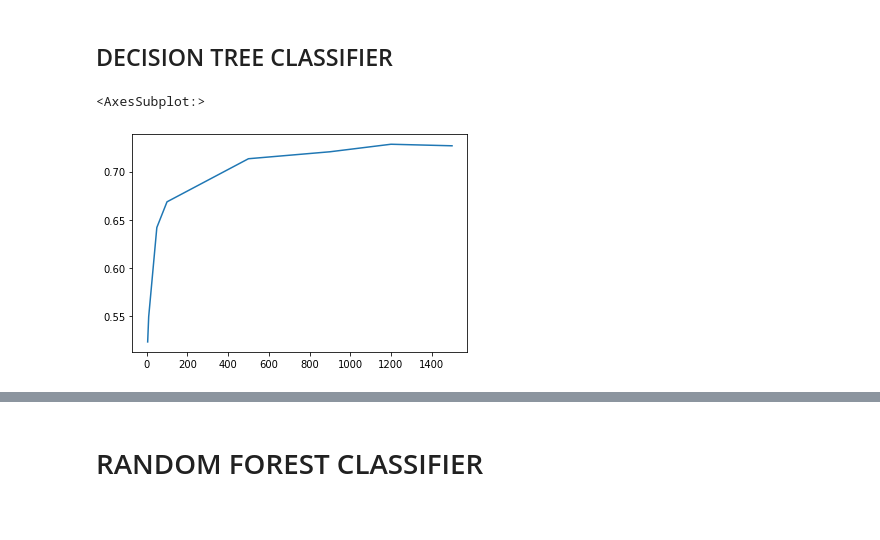
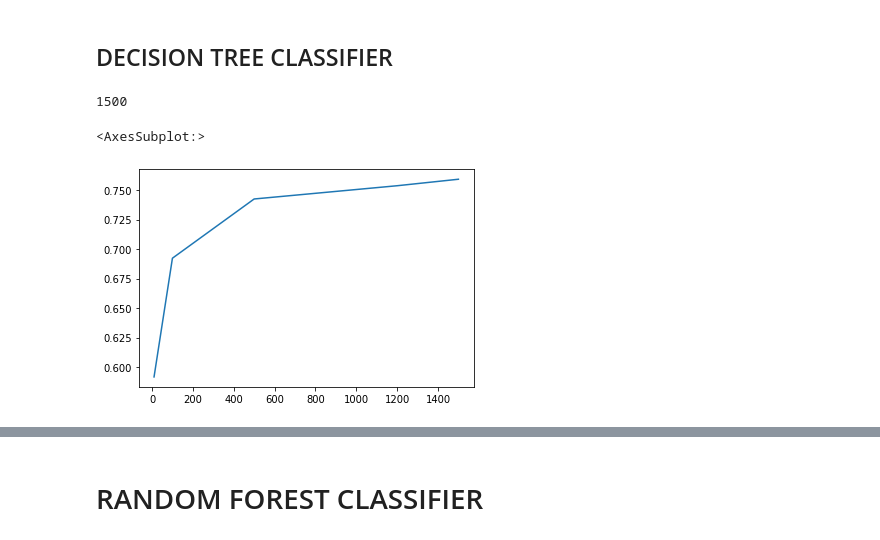
Before and after one commit to tomashbk/solar_wind_power_plants_prediction, a Jupyter notebook: notebooks/0.3-EDA-in-data-transformed-and-combined.ipynb, the cells around one changed output, grey strips where cells are left out. Drawn from its saved outputs; the diff is of its cells as text; code cells hidden in the pictures.

```diff
--- a/notebooks/0.3-EDA-in-data-transformed-and-combined.ipynb
+++ b/notebooks/0.3-EDA-in-data-transformed-and-combined.ipynb
@@ -73,7 +78,8 @@ csv_power_plants
 | 34935 | 750.0 | -16.5222 | 28.7619 | Other |
 34936 rows × 4 columns
 # %%
-df_transformed_combined = df_transformed.merge(csv_power_plants.loc[0:34935, ['capacity_mw', 'primary_fuel_transformed']],left_on="index", right_on="index")
+# df_transformed_combined = df_transformed.merge(csv_power_plants.loc[0:34935, ['capacity_mw', 'primary_fuel_transformed']],left_on="index", right_on="index")
+df_transformed_combined = df_transformed.merge(csv_power_plants[['capacity_mw', 'primary_fuel_transformed']],left_on="index", right_on="index")
 # %%
 df_transformed_combined
 # %% [output]
@@ -93,0 +111,6 @@ df_transformed_combined
+# %%
+label_encoder = LabelEncoder()
+# df_transformed_combined.isna().sum()
+# df_transformed_combined[df_transformed_combined.isna().any(axis=1)]
+df_transformed_combined.dropna(inplace = True)
+df_transformed_combined['code_prim_fuel_transf'] = label_encoder.fit_transform(df_transformed_combined['primary_fuel_transformed'])
@@ -103,3 +135,0 @@ index_rows_to_delete_solar = df_transformed_combined[df_transformed_combined['pr
-# %%
-df_transformed_combined.drop(index_rows_to_delete, axis = 0, inplace = True)
-df_transformed_combined.drop(index_rows_to_delete_solar, axis = 0, inplace = True)
@@ -112,9 +137,10 @@ df_transformed_combined[['primary_fuel_transformed']].value_counts().plot.bar()
 # df_transformed_combined.isna().sum()
 # df_transformed_combined[df_transformed_combined.isna().any(axis=1)]
 # df_transformed_combined.dropna(inplace = True)
-pre_X = df_transformed_combined.drop(columns=['capacity_mw', 'latitude', 'longitude']).dropna()
-X = pre_X.drop(columns=['primary_fuel_transformed'])
-y = pre_X['primary_fuel_transformed']
+
+pre_X = df_transformed_combined.drop(columns=['capacity_mw', 'latitude', 'longitude', 'primary_fuel_transformed'])
+X = pre_X.drop(columns=['code_prim_fuel_transf'])
+y = pre_X['code_prim_fuel_transf']
 # %%
 y
 # %% [output]
@@ -178,20 +212,22 @@ train_X, val_X, train_y, val_y = train_test_split(X, y,random_state = 0)
 # %% [markdown]
 ## DECISION TREE CLASSIFIER
 # %%
-candidate_max_leaf_nodes = [5, 10, 50, 100, 500, 900, 1200, 1500]
+candidate_max_leaf_nodes = [10, 100, 500, 1200, 1500]
 results = {}
 # Write loop to find the ideal tree size from candidate_max_leaf_nodes
 
 
 results = {node: get_accuracy(node, train_X, val_X, train_y, val_y) for node in candidate_max_leaf_nodes}
 # for node in candidate_max_leaf_nodes:
 #     results[node] = get_accuracy(node, X_train, X_test, y_train, y_test)
 # Store the best value of max_leaf_nodes (it will be either 5, 25, 50, 100, 250 or 500)
-best_tree_size = min(results, key=results.get)
+best_tree_size = max(results, key=results.get)
+print(best_tree_size)
 sns.lineplot(data=results, x= results.keys(), y= results.values())
 # %% [output]
-<AxesSubplot:>
+1500
+<AxesSubplot:>
-[figure, old version]
+[figure, new version]
 # %%
 tree_model = DecisionTreeClassifier(max_leaf_nodes = best_tree_size, random_state=0)
 tree_model.fit(train_X, train_y)
```
Also changed, not shown: parts of 44 cells of this notebook, 1 other file.
